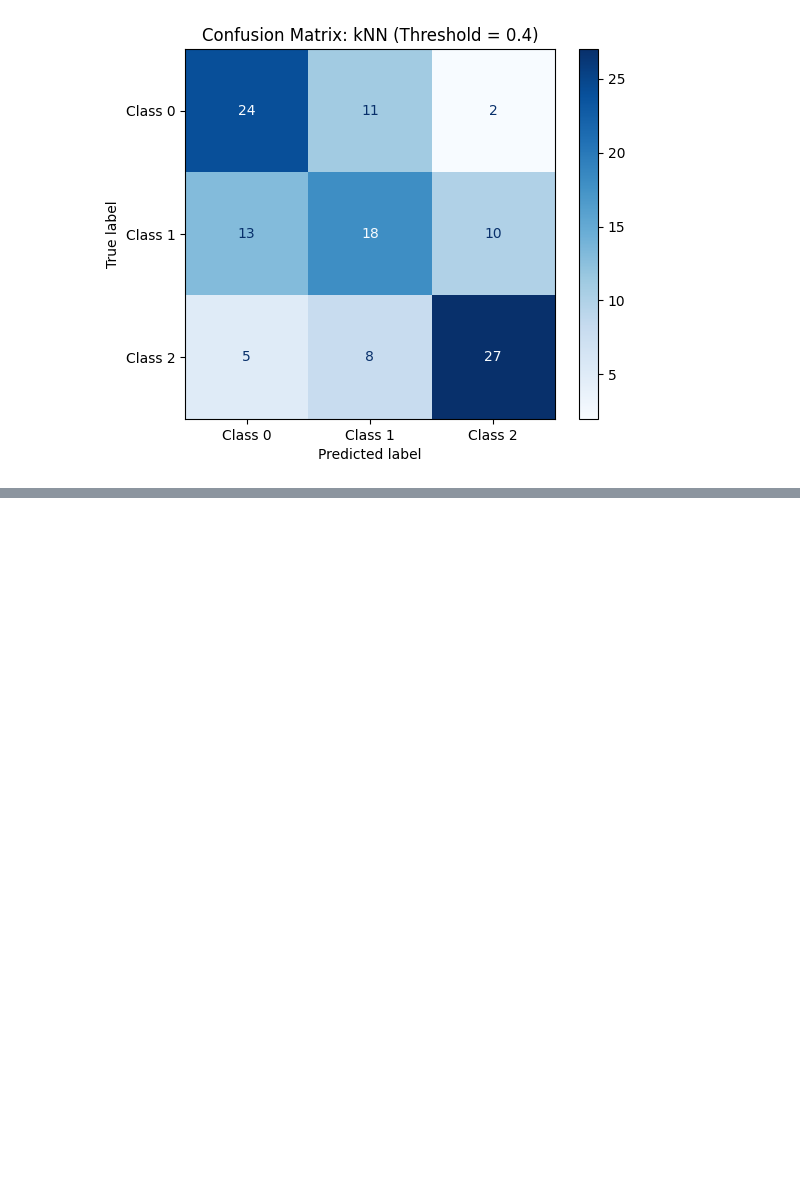
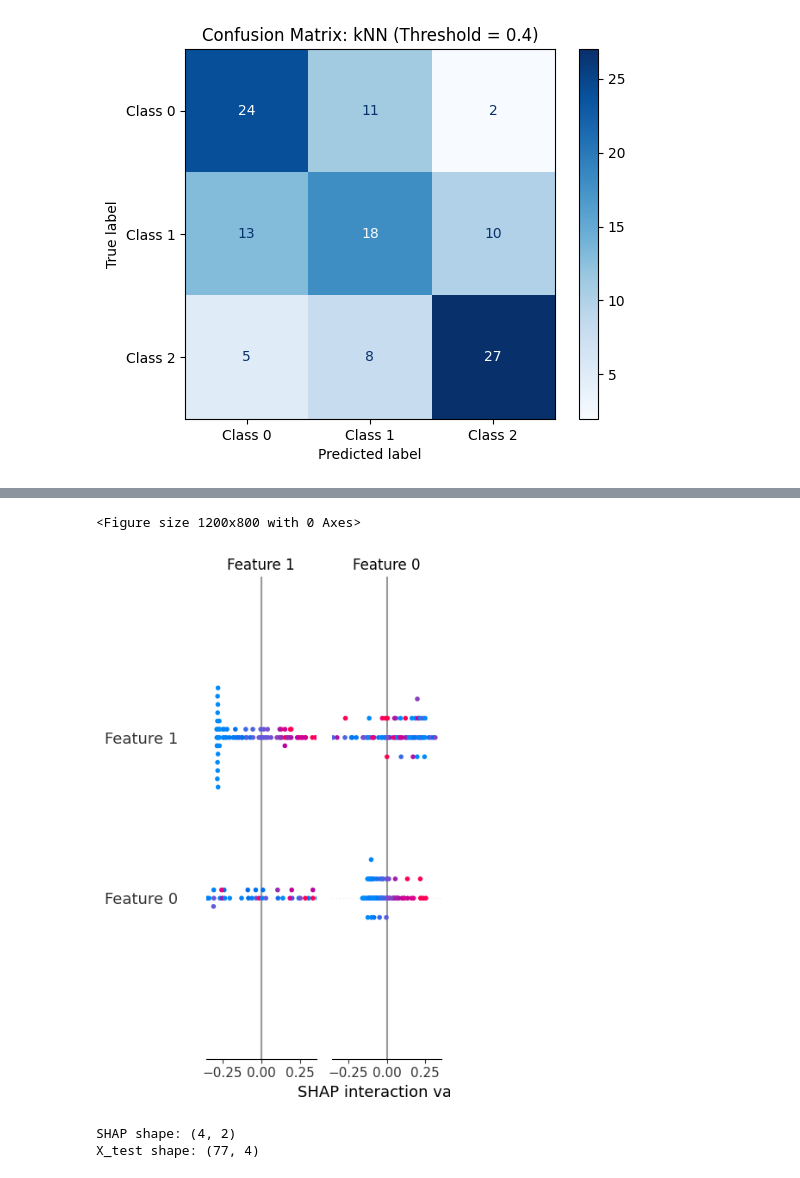
Before and after one commit to JDpodichetty/iRI_2025_AS, a Jupyter notebook: Code/cancer/pancreatic_cancer_code.ipynb, the cells around one changed output, grey strips where cells are left out. Cells and saved outputs as stored; diff of their text form; code cells hidden in the pictures; blank space fills up the shorter version.

```diff
--- a/Code/cancer/pancreatic_cancer_code.ipynb
+++ b/Code/cancer/pancreatic_cancer_code.ipynb
@@ -709,0 +1263,12 @@ print(X_test_scaled.shape)
+# %%
+# Dictionary of different models to compare
+models = {
+    "Logistic Regression": LogisticRegression(max_iter=1000),  # Linear model
+    "Random Forest": RandomForestClassifier(),                 # Tree-based ensemble model
+    "XGBoost": XGBClassifier(use_label_encoder=False, eval_metric='logloss'),  # Boosted trees
+    "SVM": SVC(probability=True)  # Support Vector Machine with probability enabled for SHAP
+}
+
+# Dictionaries to store SHAP values and interpretability metrics
+shap_results = {}       # Stores SHAP values for each model
+interpret_scores = {}   # Stores summary interpretability metrics per model
@@ -709,0 +1336,15 @@ print(X_test_scaled.shape)
+# %%
+import matplotlib.pyplot as plt
+
+# Set a larger figure size
+plt.figure(figsize=(12, 8))  # You can adjust width/height as needed
+
+# Show SHAP summary plot
+shap.summary_plot(shap_results[best_model_name], X_test_scaled, show=False)
+
+# Force layout and display
+plt.tight_layout()
+plt.show()
+# %% [output]
+<Figure size 1200x800 with 0 Axes>
+[figure, added]
@@ -709,0 +1365,6 @@ print(X_test_scaled.shape)
+# %%
+print("SHAP shape:", rf_shap[1].shape)
+print("X_test shape:", X_test_sel_scaled.shape)
+# %% [output]
+SHAP shape: (4, 2)
+X_test shape: (77, 4)
```
Also changed, not shown: parts of 14 cells of this notebook, 2 other files.
